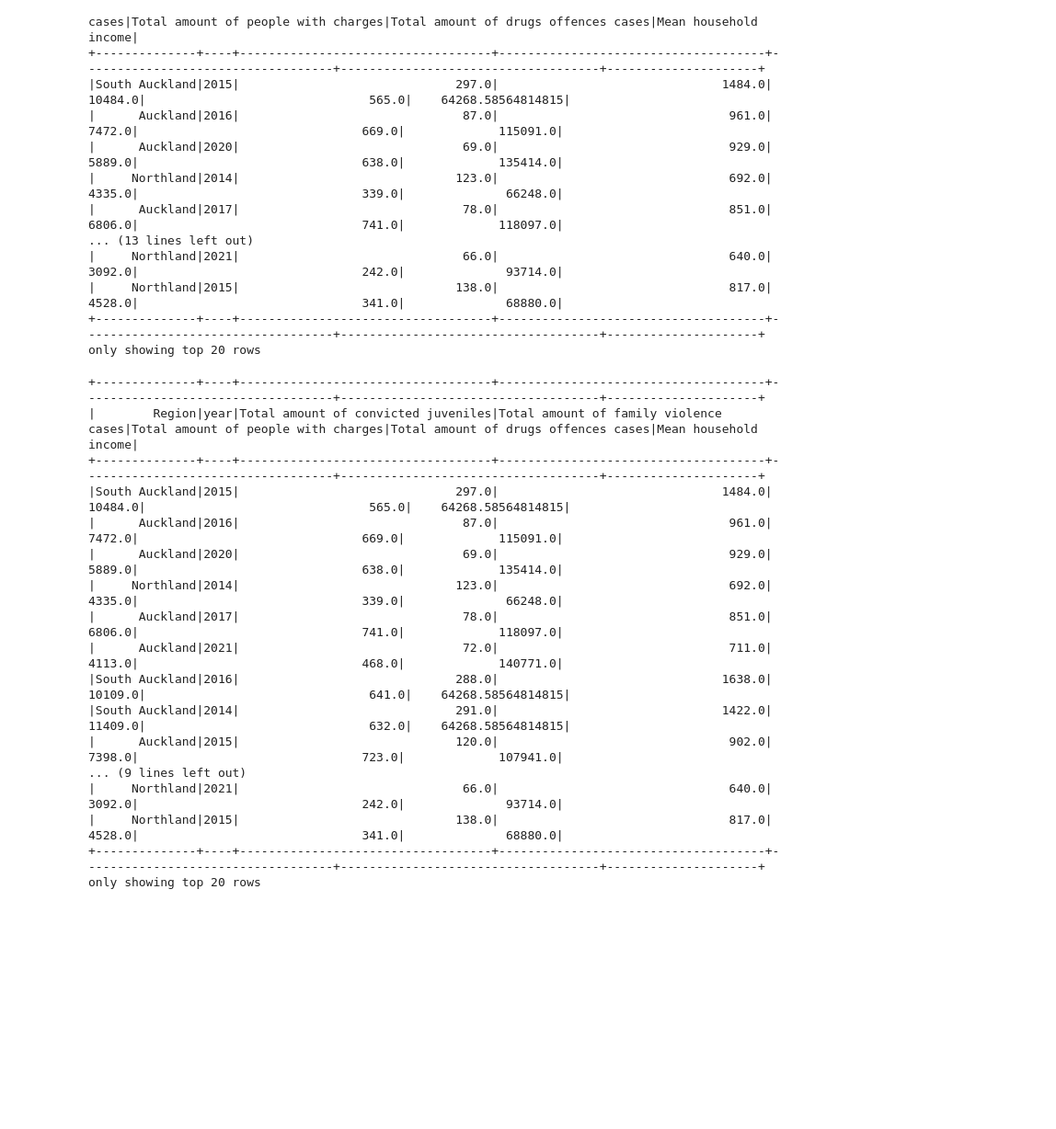
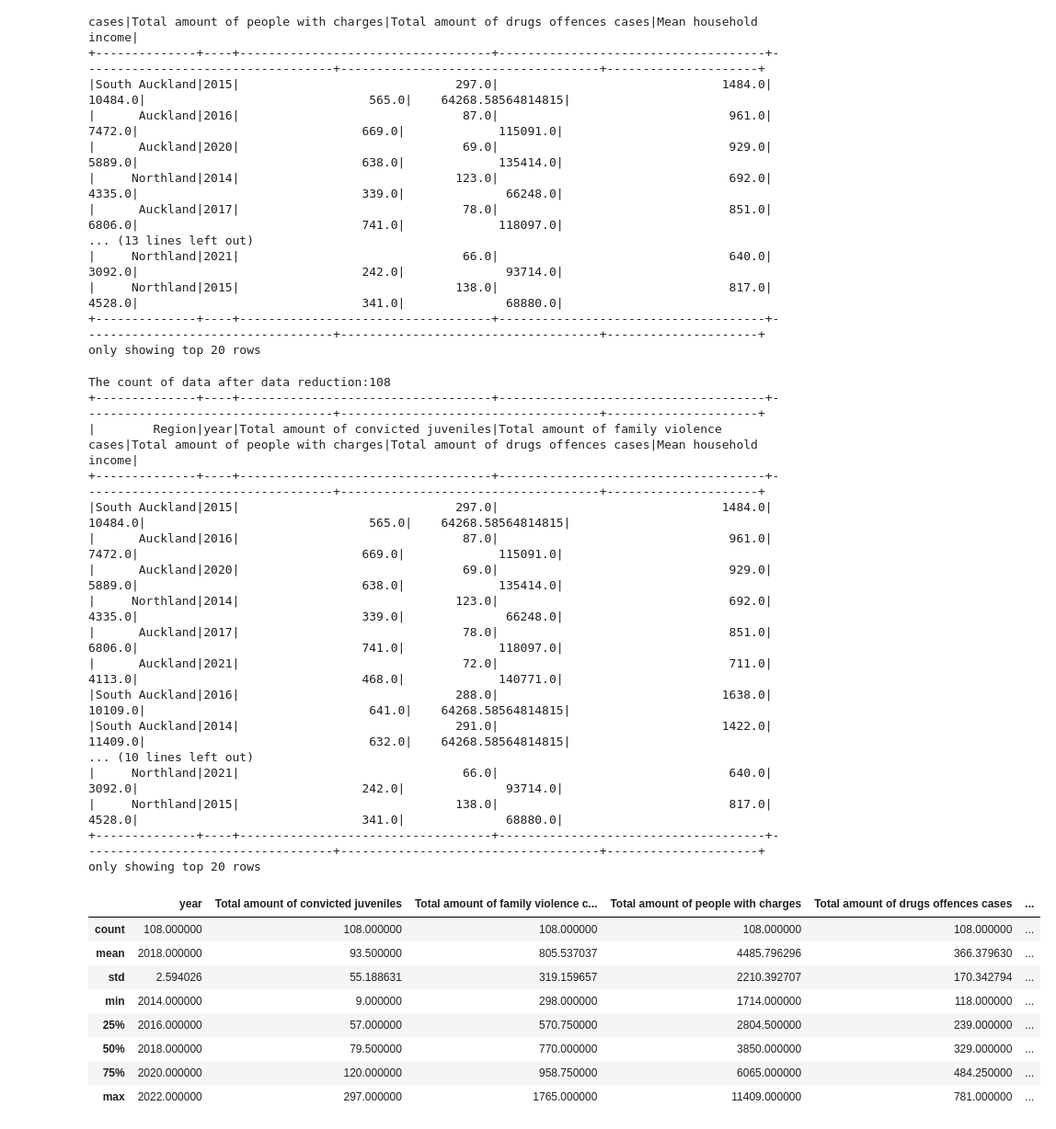
Before and after one commit to JingtaoXie/INFOSYS-AWS, a Jupyter notebook: IterationFour_PySpark_JingtaoXie.ipynb, the cells around one changed output. Shown: that part at 92% size. Saved outputs shown, nothing was run; the diff lists cells and outputs as text; code cells hidden in the pictures; blank space fills up the shorter version.

```diff
--- a/IterationFour_PySpark_JingtaoXie.ipynb
+++ b/IterationFour_PySpark_JingtaoXie.ipynb
@@ -546,9 +546,10 @@ useless_regions=['Northern Wellington','East Coast','Waiariki','Waitematā']
 Final_data=Final_data.filter(~Final_data['Region'].isin(useless_regions))
 
 
-Final_data.count()
+print("The count of data after data reduction:{}".format(Final_data.count()))
 Final_data.show()
 # %% [output]
+The count of data after data reduction:108
 +--------------+----+-----------------------------------+-------------------------------------+-----------------------------------+------------------------------------+---------------------+
 |        Region|year|Total amount of convicted juveniles|Total amount of family violence cases|Total amount of people with charges|Total amount of drugs offences cases|Mean household income|
 +--------------+----+-----------------------------------+-------------------------------------+-----------------------------------+------------------------------------+---------------------+
@@ -560,12 +561,25 @@ Final_data.show()
 |      Auckland|2021|                               72.0|                                711.0|                             4113.0|                               468.0|             140771.0|
 |South Auckland|2016|                              288.0|                               1638.0|                            10109.0|                               641.0|    64268.58564814815|
 |South Auckland|2014|                              291.0|                               1422.0|                            11409.0|                               632.0|    64268.58564814815|
-|      Auckland|2015|                              120.0|                                902.0|                             7398.0|                               723.0|             107941.0|
-... (9 lines left out)
+... (10 lines left out)
 |     Northland|2021|                               66.0|                                640.0|                             3092.0|                               242.0|              93714.0|
 |     Northland|2015|                              138.0|                                817.0|                             4528.0|                               341.0|              68880.0|
 +--------------+----+-----------------------------------+-------------------------------------+-----------------------------------+------------------------------------+---------------------+
 only showing top 20 rows
+# %%
+#4.2 Data projection
+Final_data_pd=Final_data.toPandas()
+Final_data_pd.describe()
+# %% [output]
+|  | year | Total amount of convicted juveniles | Total amount of family violence c... | Total amount of people with charges | Total amount of drugs offences cases | ... |
+| count | 108.000000 | 108.000000 | 108.000000 | 108.000000 | 108.000000 | ... |
+| mean | 2018.000000 | 93.500000 | 805.537037 | 4485.796296 | 366.379630 | ... |
+| std | 2.594026 | 55.188631 | 319.159657 | 2210.392707 | 170.342794 | ... |
+| min | 2014.000000 | 9.000000 | 298.000000 | 1714.000000 | 118.000000 | ... |
+| 25% | 2016.000000 | 57.000000 | 570.750000 | 2804.500000 | 239.000000 | ... |
+| 50% | 2018.000000 | 79.500000 | 770.000000 | 3850.000000 | 329.000000 | ... |
+| 75% | 2020.000000 | 120.000000 | 958.750000 | 6065.000000 | 484.250000 | ... |
+| max | 2022.000000 | 297.000000 | 1765.000000 | 11409.000000 | 781.000000 | ... |
 # %%
 #6/7 Linear Regression, find out coefficient for each field
 
```
Also changed, not shown: parts of 5 cells of this notebook.
